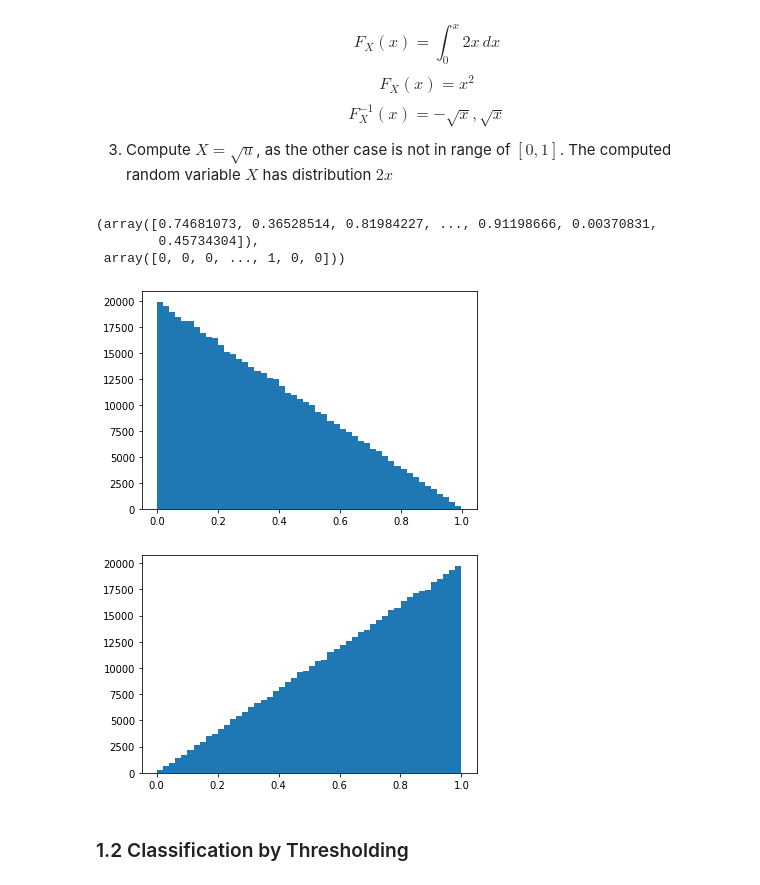
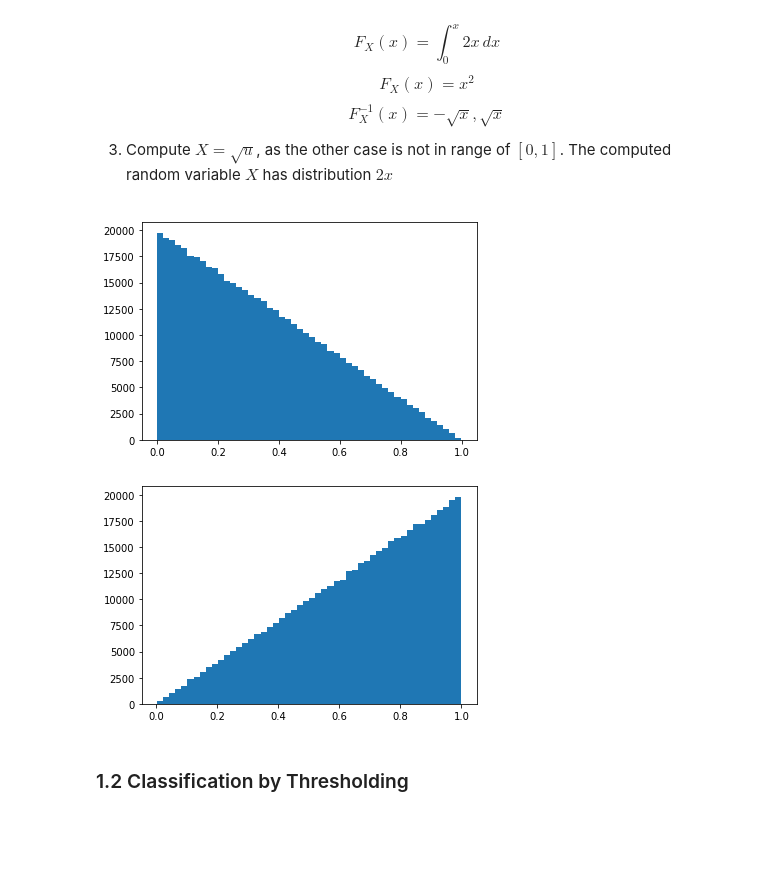
Before and after one commit to J-Gann/FML, a Jupyter notebook: ex01.ipynb, the cells around one changed output. Drawn from its saved outputs; the diff is of its cells as text; code cells hidden in the pictures; blank space fills up the shorter version.

```diff
--- a/ex01.ipynb
+++ b/ex01.ipynb
@@ -56,9 +57,3 @@ def create_data (N):
     X = np.vectorize(lambda x: p0() if x == 0 else p1())
 
     return X(Y), Y
-# %%
-create_data(1000000)
-# %% [output]
-(array([0.74681073, 0.36528514, 0.81984227, ..., 0.91198666, 0.00370831,
-        0.45734304]),
- array([0, 0, 0, ..., 1, 0, 0]))
@@ -67,11 +60,13 @@ import matplotlib.pyplot as plt
+# %%
+X, Y = create_data(1000000)
 # %%
-plt1 = plt.hist([x[0] for x in data if x[1] == 0], bins=50)
+plt1 = plt.hist([x for x, y in zip(X, Y) if y == 0], bins=50)
 # %% [output]
-[figure, old version]
+[figure, new version]
 # %%
-plt2 = plt.hist([x[0] for x in data if x[1] == 1], bins=50)
+plt2 = plt.hist([x for x, y in zip(X, Y) if y == 1], bins=50)
 # %% [output]
-[figure, old version]
+[figure, new version]
 # %% [markdown]
 ### 1.2 Classification by Thresholding
 # %%
```
Also changed, not shown: parts of 6 cells of this notebook.
